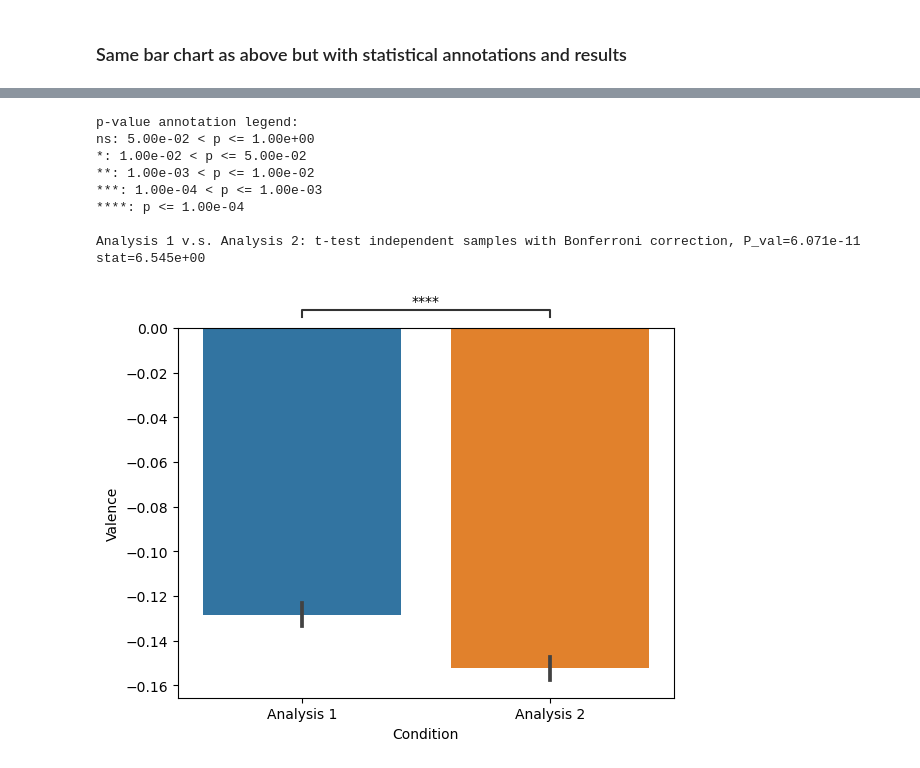
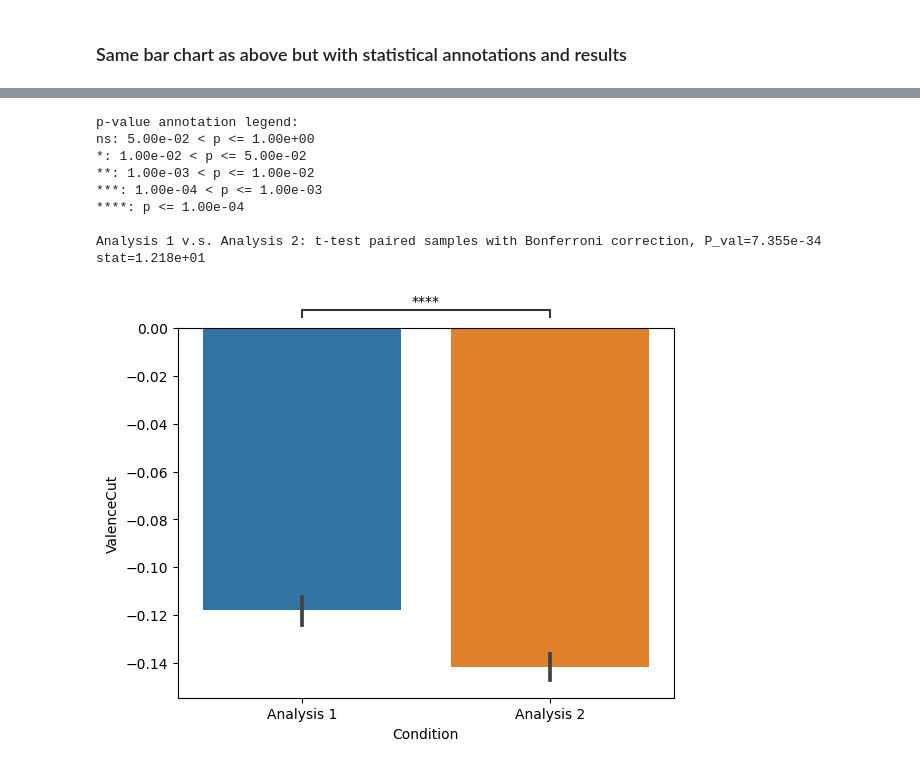
Before and after one commit to DiarKarim/LH_Project, a Jupyter notebook: Face_Music_Expr_Analysis/LilyHAnalysis.ipynb, the cells around one changed output, grey strips where cells are left out. Drawn from its saved outputs; the diff is of its cells as text; code cells hidden in the pictures.

Commit message:
Latest pilot results with correct paired t-test

```diff
--- a/Face_Music_Expr_Analysis/LilyHAnalysis.ipynb
+++ b/Face_Music_Expr_Analysis/LilyHAnalysis.ipynb
@@ -17,7 +17,7 @@ from statannot import add_stat_annotation
 # %% [markdown]
 ## Load all data
 # %%
-path = "D:/Projects/LH_Project/Face_Music_Expr_Analysis/Data_FaceRaw/"
+path = "C:/Users/VR-Lab/Documents/Projects/LH_Project/Face_Music_Expr_Analysis/Data_FaceRaw/"
 files = os.listdir(path)
 
 tmpDF = None
@@ -243,3 +246,6 @@ sns.barplot(data=df, x = "Condition", y = "Valence")
 [figure]
 # %% [markdown]
 ### Same bar chart as above but with statistical annotations and results
+# %%
+df['ValenceCut'] = df.groupby(['ParticipantID', 'Condition'])['Valence'].transform(lambda x: x[0:2200])
+df
@@ -246,24 +269,24 @@ sns.barplot(data=df, x = "Condition", y = "Valence")
 # %%
 x = "Condition"
-y = "Valence"
+y = "ValenceCut"
 box_pairs = [("Analysis 1", "Analysis 2"),]
 
 
-ax = sns.barplot(data=df, x = x, y = y)
-test_results = add_stat_annotation(ax, data=df, x=x, y=y,
+ax = sns.barplot(data=df, x = x, y = y[0:2200])
+test_results = add_stat_annotation(ax, data=df, x=x, y=y[0:2200],
                                    box_pairs=box_pairs,
-                                   test='t-test_ind', text_format='star',
+                                   test='t-test_paired', text_format='star',
                                    loc='outside', verbose=2)
 test_results
 
 plt.savefig('valence.png',dpi=300, bbox_inches='tight')
 # %% [output]
 p-value annotation legend:
 ns: 5.00e-02 < p <= 1.00e+00
 *: 1.00e-02 < p <= 5.00e-02
 **: 1.00e-03 < p <= 1.00e-02
 ***: 1.00e-04 < p <= 1.00e-03
 ****: p <= 1.00e-04
 
-Analysis 1 v.s. Analysis 2: t-test independent samples with Bonferroni correction, P_val=6.071e-11 stat=6.545e+00
+Analysis 1 v.s. Analysis 2: t-test paired samples with Bonferroni correction, P_val=7.355e-34 stat=1.218e+01
-[figure, old version]
+[figure, new version]
```
Also changed, not shown: parts of 3 cells of this notebook, 5 other files.
